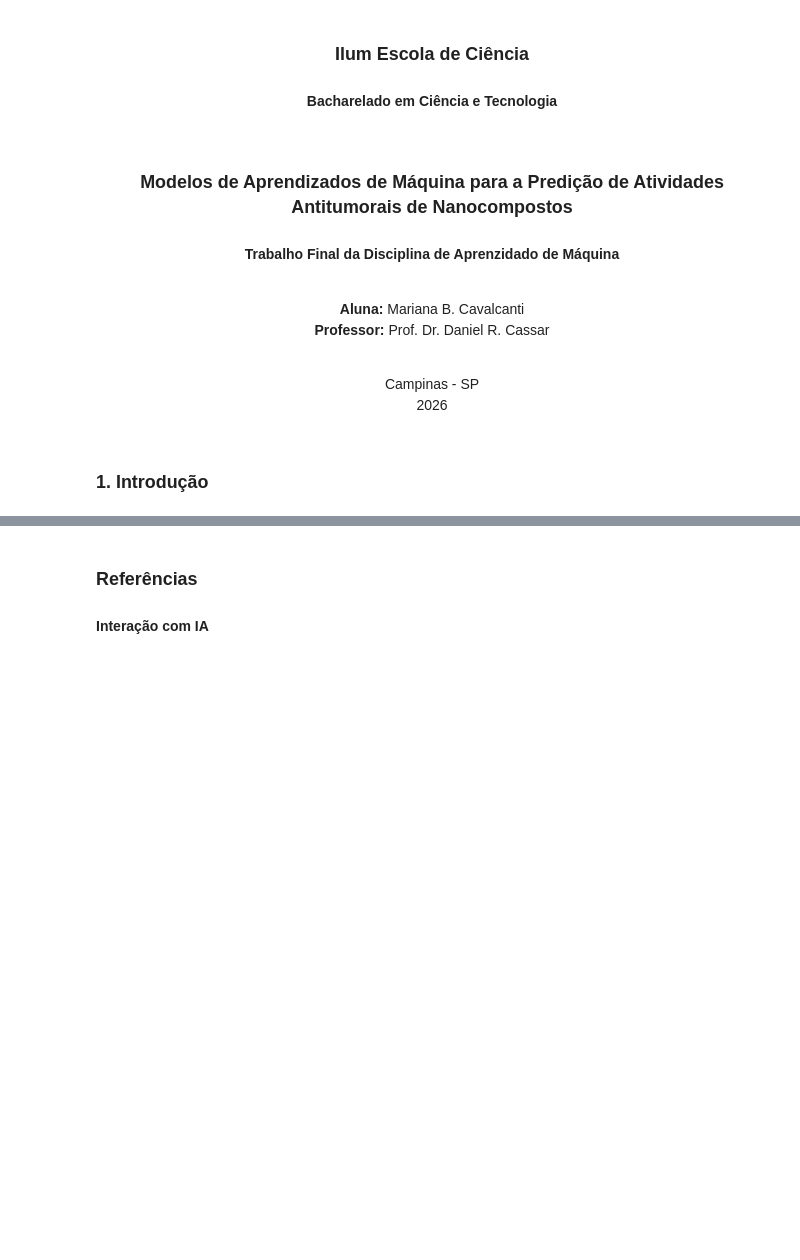
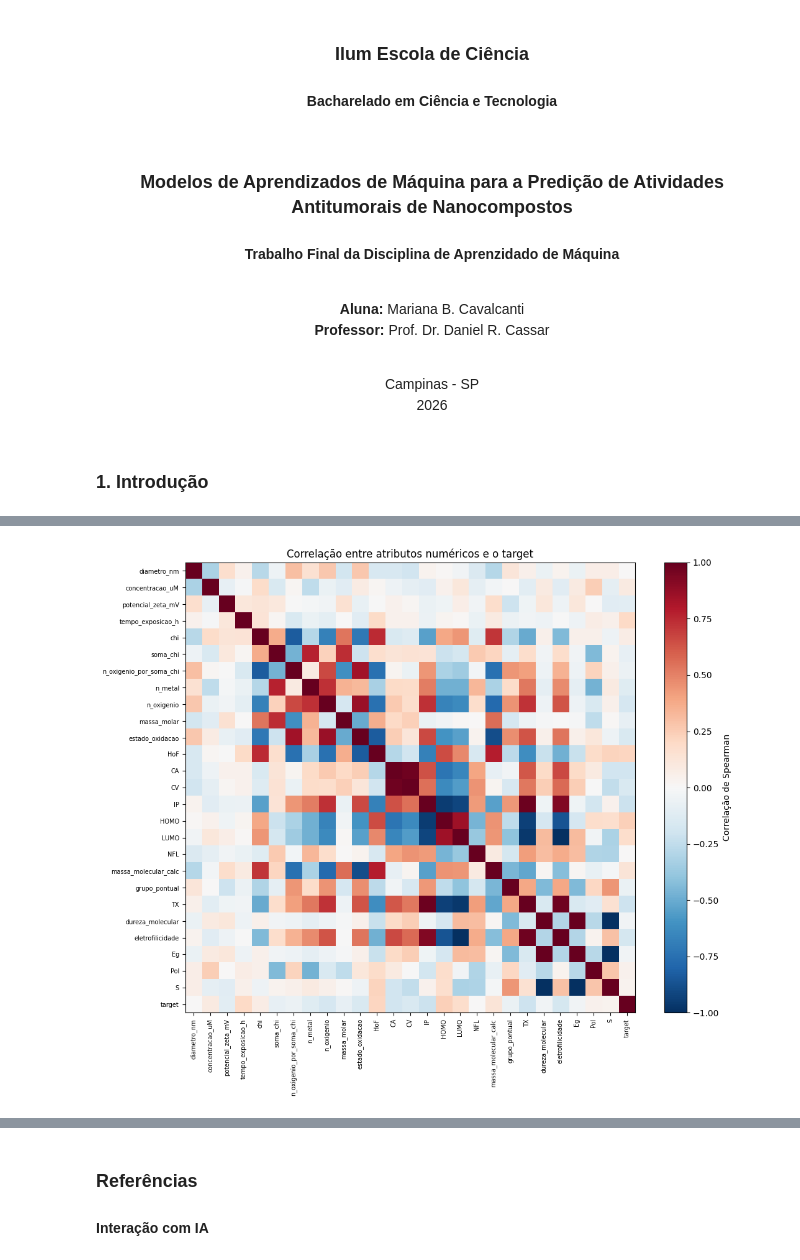
Before and after one commit to mbuenocavalcanti/Trabalho_final_de_machine_learning, a Jupyter notebook: projetofinal_ml.ipynb, the cells around one changed output, grey strips where cells are left out. Drawn from its saved outputs; the diff is of its cells as text; code cells hidden in the pictures; blank space fills up the shorter version.

```diff
--- a/projetofinal_ml.ipynb
+++ b/projetofinal_ml.ipynb
@@ -26,0 +535,81 @@ Campinas - SP
+# %%
+
+corr = dados_literatura[NUMERICAS + ["target"]].corr(
+    method="spearman"
+)
+
+fig, ax = plt.subplots(figsize=(11, 9))
+
+im = ax.imshow(
+    corr,
+    cmap="RdBu_r",
+    vmin=-1,
+    vmax=1
+)
+
+ax.set_xticks(range(len(corr)))
+ax.set_xticklabels(
+    corr.columns,
+    rotation=90,
+    fontsize=7
+)
+
+ax.set_yticks(range(len(corr)))
+ax.set_yticklabels(
+    corr.columns,
+    fontsize=7
+)
+
+fig.colorbar(
+    im,
+    ax=ax,
+    label="Correlação de Spearman"
+)
+
+ax.set_title(
+    "Correlação entre atributos numéricos e o target"
+)
+
+plt.tight_layout()
+plt.show()
+
+# Pares altamente correlacionados
+
+alta = (
+    corr.abs()
+        .where(
+            np.triu(
+                np.ones(corr.shape),
+                1
+            ).astype(bool)
+        )
+        .stack()
+        .sort_values(ascending=False)
+)
+
+print(
+    "Pares com |rho| > 0.95 (candidatos à redundância):",
+    int((alta > 0.95).sum())
+)
+
+print("\nTop 10 variáveis mais correlacionadas com o target:")
+
+print(
+    corr["target"]
+    .drop("target")
+    .abs()
+    .sort_values(ascending=False)
+    .head(10)
+    .round(3)
+    .to_string()
+)
+
+print("\nPares com |rho| > 0.95:")
+
+print(
+    alta[alta > 0.95]
+    .round(3)
+    .to_string()
+)
+# %% [output]
+[figure, added]
```
Also changed, not shown: parts of 40 cells of this notebook.
